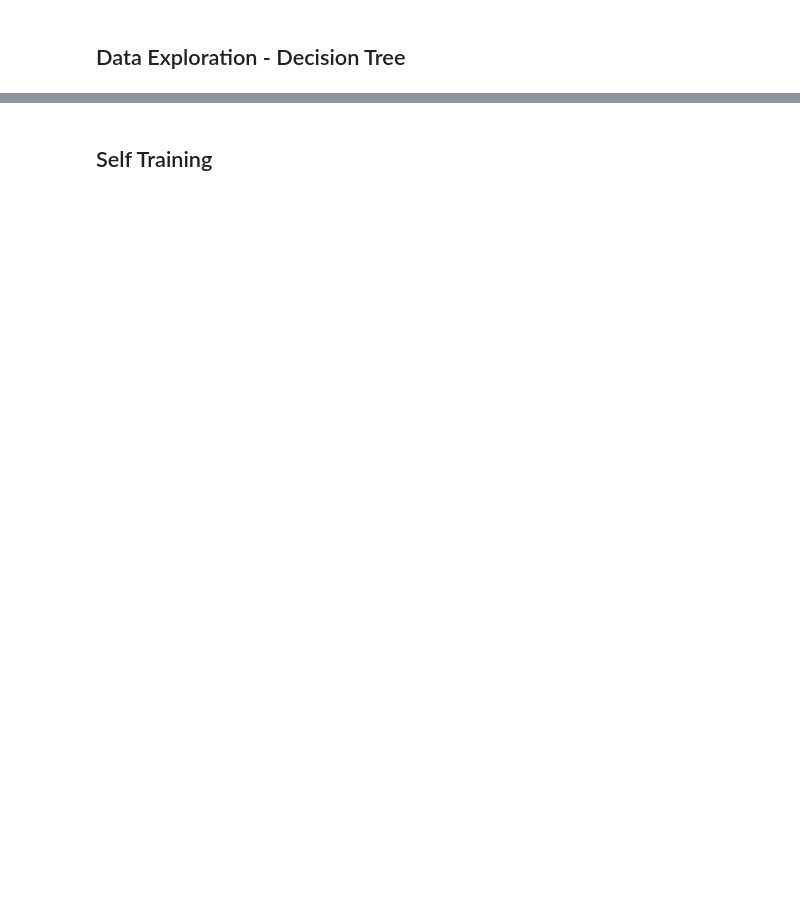
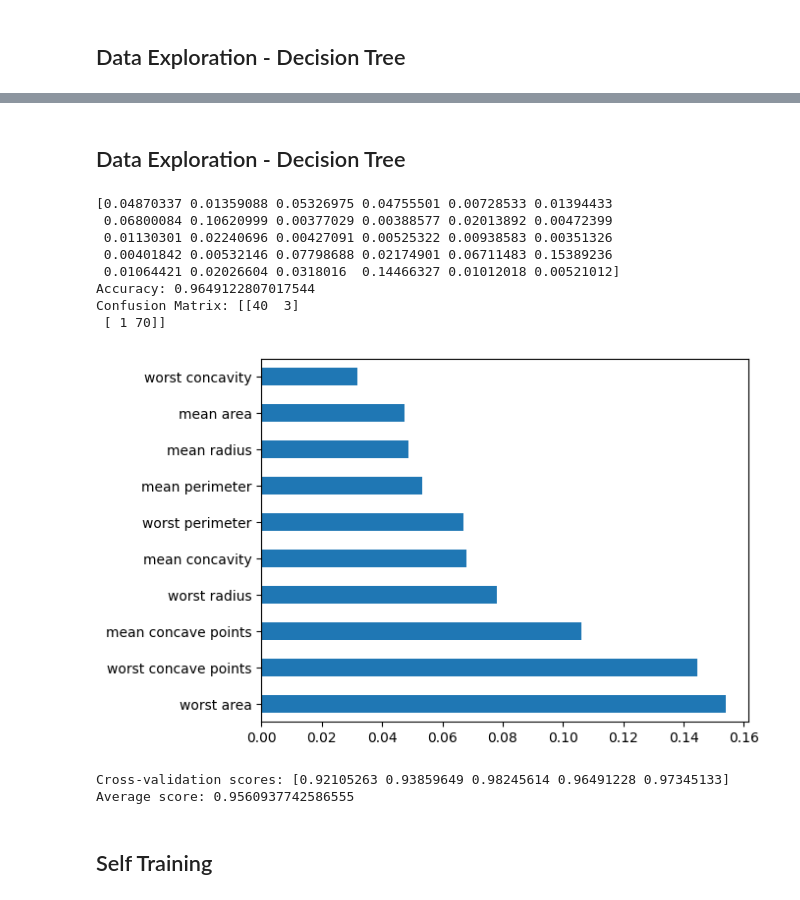
Before and after one commit to mediarahan/UTSMachineLearning, a Jupyter notebook: Achmad_Rionov_1103204030_UTS_Machine_Learning.ipynb, the cells around one changed output, grey strips where cells are left out. Drawn from its saved outputs; the diff is of its cells as text; code cells hidden in the pictures; blank space fills up the shorter version.

```diff
--- a/Achmad_Rionov_1103204030_UTS_Machine_Learning.ipynb
+++ b/Achmad_Rionov_1103204030_UTS_Machine_Learning.ipynb
@@ -301,2 +130,46 @@ Accuracy on test data with features removed: 0.97
+# %% [markdown]
+## Data Exploration - Decision Tree
+# %%
+#Import Library
+from sklearn.ensemble import RandomForestClassifier
+from sklearn.metrics import accuracy_score, confusion_matrix
+from sklearn.model_selection import cross_val_score
+import numpy as np
+
+#Split data to training and testing sets
+X = df.drop(['target'], axis=1)
+y = df['target']
+X_train, X_test, y_train, y_test = train_test_split(X, y, test_size=0.2, random_state=42)
+
+#Classifier
+rf = RandomForestClassifier(n_estimators=100, random_state=42)
+rf.fit(X_train, y_train)
+
+print(rf.feature_importances_)
+y_pred = rf.predict(X_test)
+print('Accuracy:', accuracy_score(y_test, y_pred))
+print('Confusion Matrix:', confusion_matrix(y_test, y_pred))
+
+#Visualization
+importances = pd.Series(rf.feature_importances_, index=X.columns)
+importances.nlargest(10).plot(kind='barh')
+plt.show()
+
+#Model Evaluation
+cv_scores = cross_val_score(rf, X, y, cv=5)
+print('Cross-validation scores:', cv_scores)
+print('Average score:', np.mean(cv_scores))
+# %% [output]
+[0.04870337 0.01359088 0.05326975 0.04755501 0.00728533 0.01394433
+ 0.06800084 0.10620999 0.00377029 0.00388577 0.02013892 0.00472399
+ 0.01130301 0.02240696 0.00427091 0.00525322 0.00938583 0.00351326
+ 0.00401842 0.00532146 0.07798688 0.02174901 0.06711483 0.15389236
+ 0.01064421 0.02026604 0.0318016  0.14466327 0.01012018 0.00521012]
+Accuracy: 0.9649122807017544
+Confusion Matrix: [[40  3]
+ [ 1 70]]
+[figure, added]
+Cross-validation scores: [0.92105263 0.93859649 0.98245614 0.96491228 0.97345133]
+Average score: 0.9560937742586555
 # %% [markdown]
 ## Self Training
```
Also changed, not shown: parts of 18 cells of this notebook.
